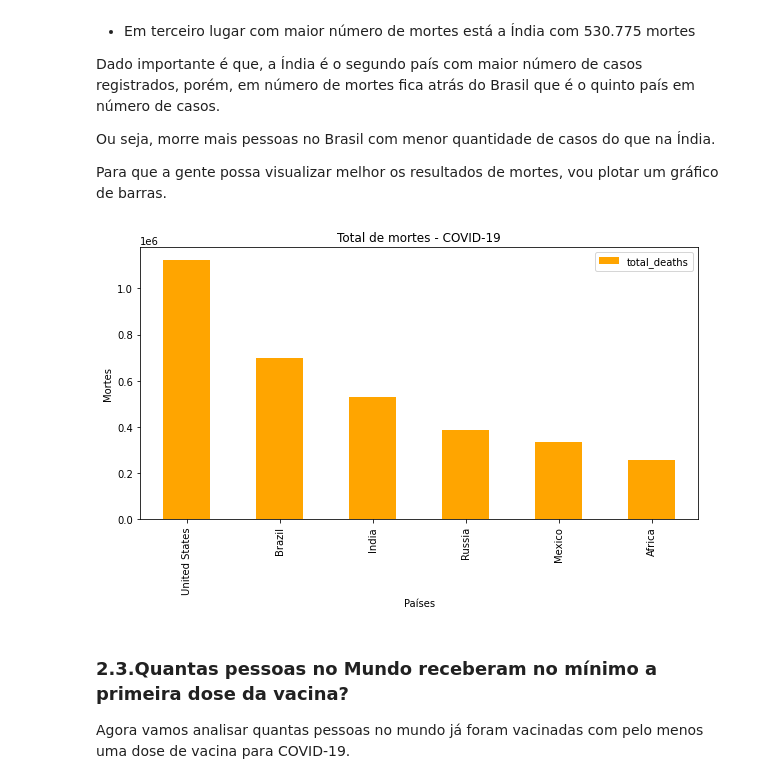
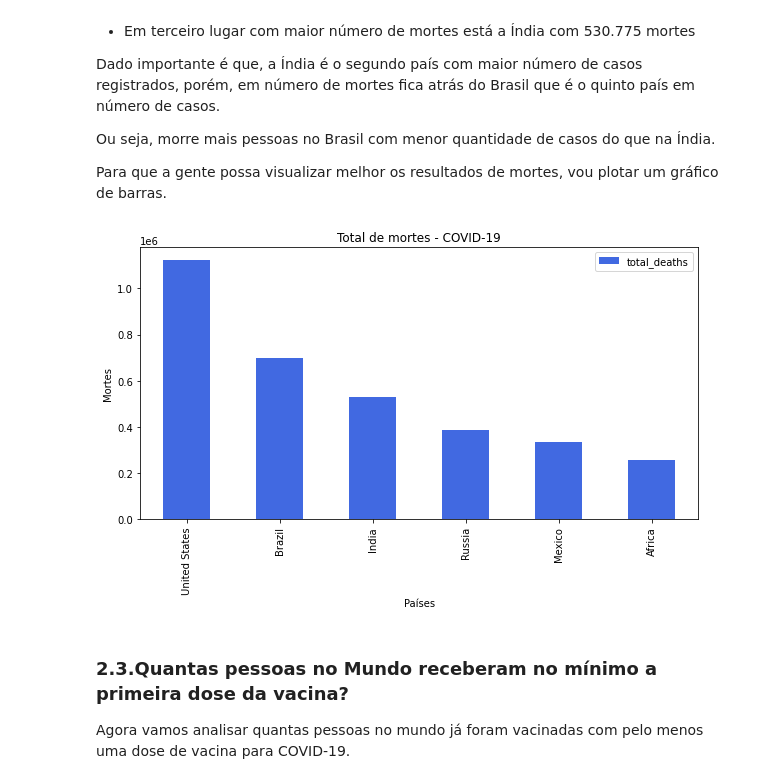
Before and after one commit to julianadslopes/Data_Science, a Jupyter notebook: Projeto_Covid19/Projeto_Panorama_da_COVID_19_no_Brasil_e_no_Mundo.ipynb, the cells around one changed output. Cells and saved outputs as stored; diff of their text form; code cells hidden in the pictures.

```diff
--- a/Projeto_Covid19/Projeto_Panorama_da_COVID_19_no_Brasil_e_no_Mundo.ipynb
+++ b/Projeto_Covid19/Projeto_Panorama_da_COVID_19_no_Brasil_e_no_Mundo.ipynb
@@ -390,15 +390,15 @@ Para que a gente possa visualizar melhor os resultados de mortes, vou plotar um
 # %%
 # visualizando o total de mortes através de um gráfico de barras
 data_atual_mortes10 = df_covid.loc[df_covid['date'] == '2023-03-03', ['location', 'total_deaths']].sort_values(by='total_deaths', ascending=False)[9:15]
 
-data_atual_mortes10.plot(x='location', y='total_deaths', kind='bar', figsize=(10, 5), color='orange')
+data_atual_mortes10.plot(x='location', y='total_deaths', kind='bar', figsize=(10, 5), color='royalblue')
 plt.title('Total de mortes - COVID-19')
 plt.xlabel('Países')
 plt.ylabel('Mortes')
 
 plt.show();
 # %% [output]
-[figure, old version]
+[figure, new version]
 # %% [markdown]
 ### 2.3.Quantas pessoas no Mundo receberam no mínimo a primeira dose da vacina?
 
```
Also changed, not shown: parts of 3 cells of this notebook, 1 other file.
